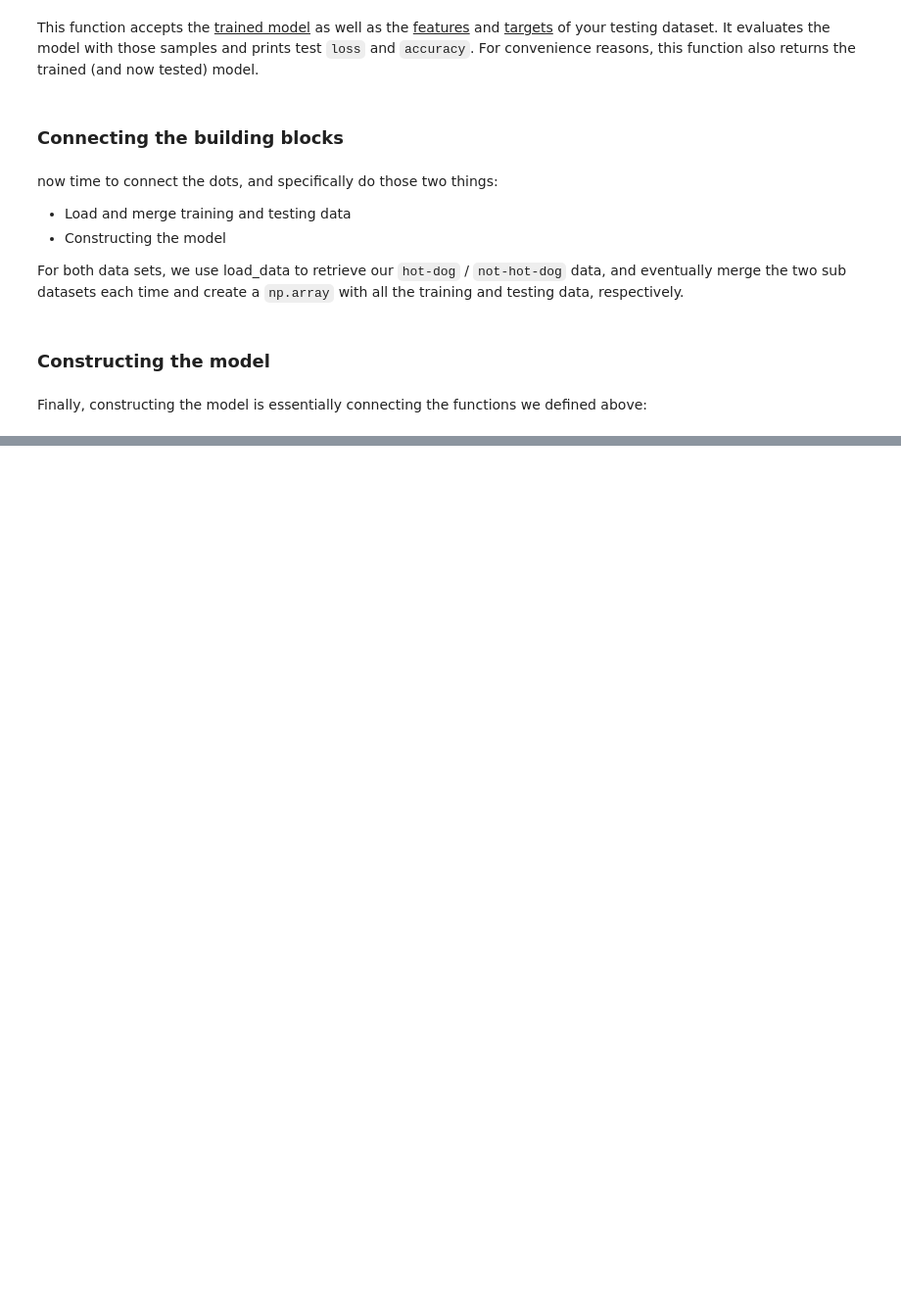
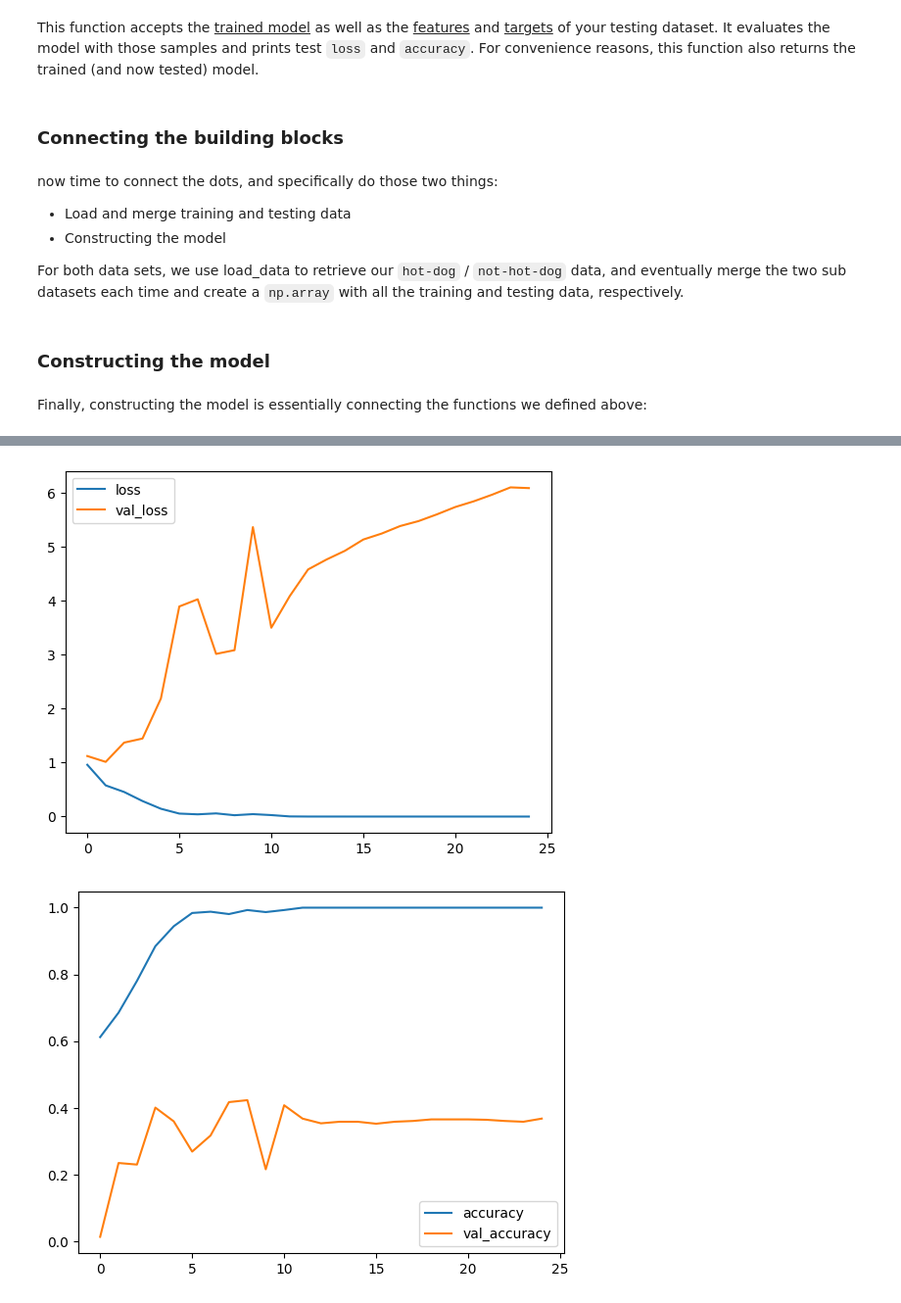
Before and after one commit to yassa-alqess/hot-dog-classifier, a Jupyter notebook: classifier.ipynb, the cells around one changed output, grey strips where cells are left out. Shown at 98% size. Saved outputs shown, nothing was run; the diff lists cells and outputs as text; code cells hidden in the pictures; blank space fills up the shorter version.

Commit message:
added plots

```diff
--- a/classifier.ipynb
+++ b/classifier.ipynb
@@ -113,13 +132,14 @@ Here, we accept the <u>model</u> as well as the <u>features</u> and <u>correspon
 # %%
 # Model training
 def train_model(model, X_train, y_train):
-  model.fit(X_train, y_train,
+  history = model.fit(X_train, y_train,
             batch_size=batch_size,
             epochs=no_epochs,
             verbose=verbosity,
             shuffle=True,
             validation_split=validation_split)
-  return model
+
+  return model, history
 # %% [markdown]
 ### Generating evaluation metrics
 # %% [markdown]
@@ -162,7 +182,7 @@ Finally, constructing the model is essentially connecting the functions we defin
 # Create and train the model
 model = create_model()
 model = compile_model(model)
-model = train_model(model, X_train, y_train)
+model, history = train_model(model, X_train, y_train)
 model = test_model(model, X_test, y_test)
 # %% [output]
 Epoch 1/25
@@ -190,0 +205,7 @@ Test loss: 4.055922508239746 / Test accuracy: 0.5274999737739563
+# %%
+history_frame = pd.DataFrame(history.history)
+history_frame.loc[:, ['loss', 'val_loss']].plot()
+history_frame.loc[:, ['accuracy', 'val_accuracy']].plot();
+# %% [output]
+[figure, added]
+[figure, added]
```
Also changed, not shown: parts of 3 cells of this notebook.
